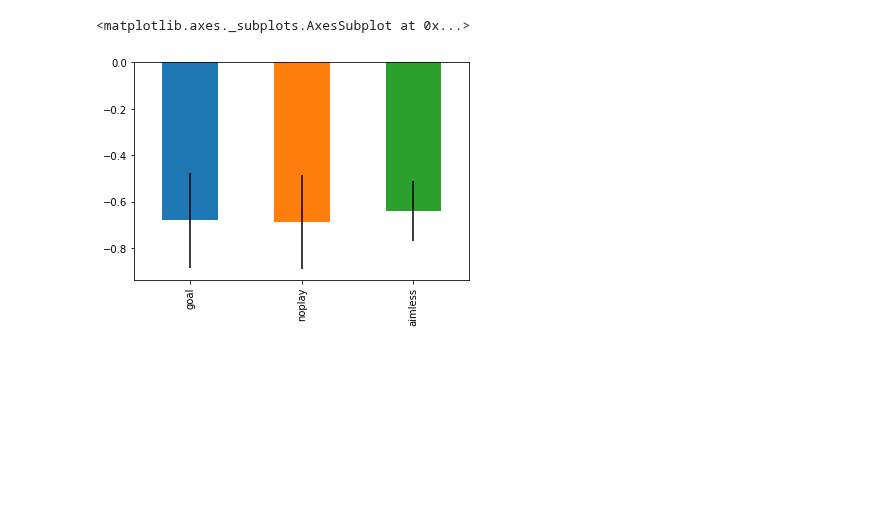
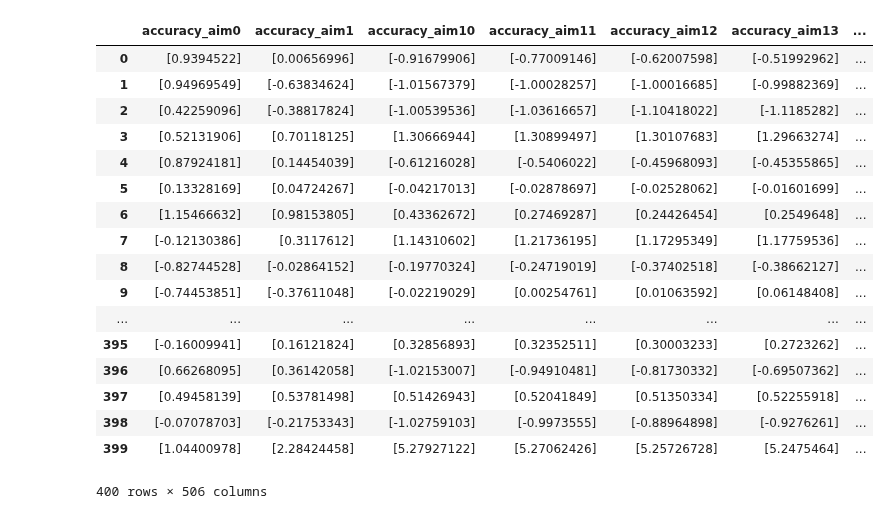
Before and after one commit to maddybartlett/NEN001, a Jupyter notebook: Plots.ipynb, the cells around one changed output. Cells and saved outputs as stored; diff of their text form; code cells hidden in the pictures; blank space fills up the shorter version.

Commit message:
Plotting and analysis of results of dimensions experiment. 100 iterations of each number of dims (400 iterations total).

```diff
--- a/Plots.ipynb
+++ b/Plots.ipynb
@@ -5,27 +6,0 @@ import pytry
-# %%
-data = pd.DataFrame(pytry.read('2D_results'))
-
-results_goal = pd.DataFrame({'goal': pd.concat([data.gtr_0, data.gtr_1, data.gtr_2, data.gtr_3, data.gtr_4, data.gtr_5,
-                                          data.gtr_6, data.gtr_7, data.gtr_8, data.gtr_9, data.gtst_0, data.gtst_1,
-                                          data.gtst_2], ignore_index=True)}).sort_index()
-results_noplay = pd.DataFrame({'noplay': pd.concat([data.ntr_0, data.ntr_1, data.ntr_2, data.ntr_3, data.ntr_4, data.ntr_5,
-                               data.ntr_6, data.ntr_7, data.ntr_8, data.ntr_9, data.ntr_10, data.ntr_11,
-                               data.ntr_12, data.ntr_13, data.ntr_14, data.ntr_15, data.ntr_16, data.ntr_17,
-                               data.ntr_18, data.ntr_19, data.ntst_0, data.ntst_1, data.ntst_2, data.ntst_3,
-                               data.ntst_4], ignore_index=True)}).sort_index()
-results_aimless = pd.DataFrame({'aimless': pd.concat([data.aim_0, data.aim_1, data.aim_2, data.aim_3, data.aim_4,
-                                                      data.aim_5, data.aim_6, data.aim_7, data.aim_8, data.aim_9,
-                                                     data.aim_10, data.aim_11, data.aim_12, data.aim_13, data.aim_14,
-                                                     data.aim_15, data.aim_16, data.aim_17, data.aim_18, data.aim_19,
-                                                     data.aim_20], ignore_index=True)}).sort_index()
-
-all = [results_goal, results_noplay, results_aimless]
-
-result = pd.concat(all, sort=False, ignore_index=True)
-
-#print(result)
-errors = result.std()
-result.mean().plot(kind='bar', yerr=errors)
-# %% [output]
-<matplotlib.axes._subplots.AxesSubplot at 0x...>
-[figure, removed]
@@ -78,0 +7,22 @@ with model:
+# %%
+data_dims = pd.DataFrame(pytry.read('ICCM_dims'))
+data_dims
+# %% [output]
+|  | accuracy_aim0 | accuracy_aim1 | accuracy_aim10 | accuracy_aim11 | accuracy_aim12 | accuracy_aim13 | ... |
+| 0 | [0.9394522] | [0.00656996] | [-0.91679906] | [-0.77009146] | [-0.62007598] | [-0.51992962] | ... |
+| 1 | [0.94969549] | [-0.63834624] | [-1.01567379] | [-1.00028257] | [-1.00016685] | [-0.99882369] | ... |
+| 2 | [0.42259096] | [-0.38817824] | [-1.00539536] | [-1.03616657] | [-1.10418022] | [-1.1185282] | ... |
+| 3 | [0.52131906] | [0.70118125] | [1.30666944] | [1.30899497] | [1.30107683] | [1.29663274] | ... |
+| 4 | [0.87924181] | [0.14454039] | [-0.61216028] | [-0.5406022] | [-0.45968093] | [-0.45355865] | ... |
+| 5 | [0.13328169] | [0.04724267] | [-0.04217013] | [-0.02878697] | [-0.02528062] | [-0.01601699] | ... |
+| 6 | [1.15466632] | [0.98153805] | [0.43362672] | [0.27469287] | [0.24426454] | [0.2549648] | ... |
+| 7 | [-0.12130386] | [0.3117612] | [1.14310602] | [1.21736195] | [1.17295349] | [1.17759536] | ... |
+| 8 | [-0.82744528] | [-0.02864152] | [-0.19770324] | [-0.24719019] | [-0.37402518] | [-0.38662127] | ... |
+| 9 | [-0.74453851] | [-0.37611048] | [-0.02219029] | [0.00254761] | [0.01063592] | [0.06148408] | ... |
+| ... | ... | ... | ... | ... | ... | ... | ... |
+| 395 | [-0.16009941] | [0.16121824] | [0.32856893] | [0.32352511] | [0.30003233] | [0.2723262] | ... |
+| 396 | [0.66268095] | [0.36142058] | [-1.02153007] | [-0.94910481] | [-0.81730332] | [-0.69507362] | ... |
+| 397 | [0.49458139] | [0.53781498] | [0.51426943] | [0.52041849] | [0.51350334] | [0.52255918] | ... |
+| 398 | [-0.07078703] | [-0.21753343] | [-1.02759103] | [-0.9973555] | [-0.88964898] | [-0.9276261] | ... |
+| 399 | [1.04400978] | [2.28424458] | [5.27927122] | [5.27062426] | [5.25726728] | [5.2475464] | ... |
+400 rows × 506 columns
```
Also changed, not shown: parts of 16 cells of this notebook.
